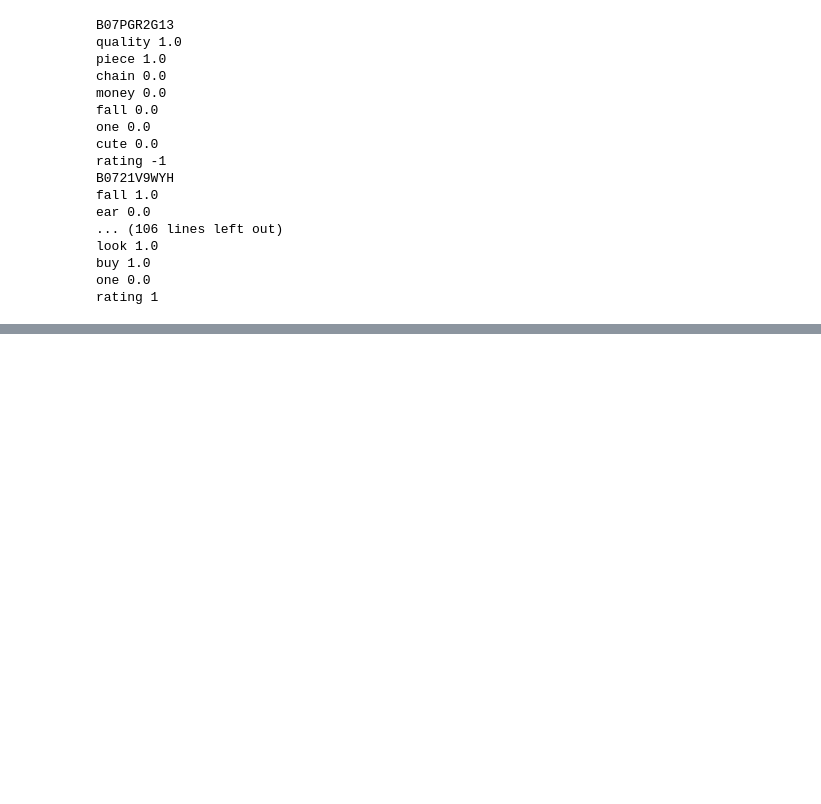
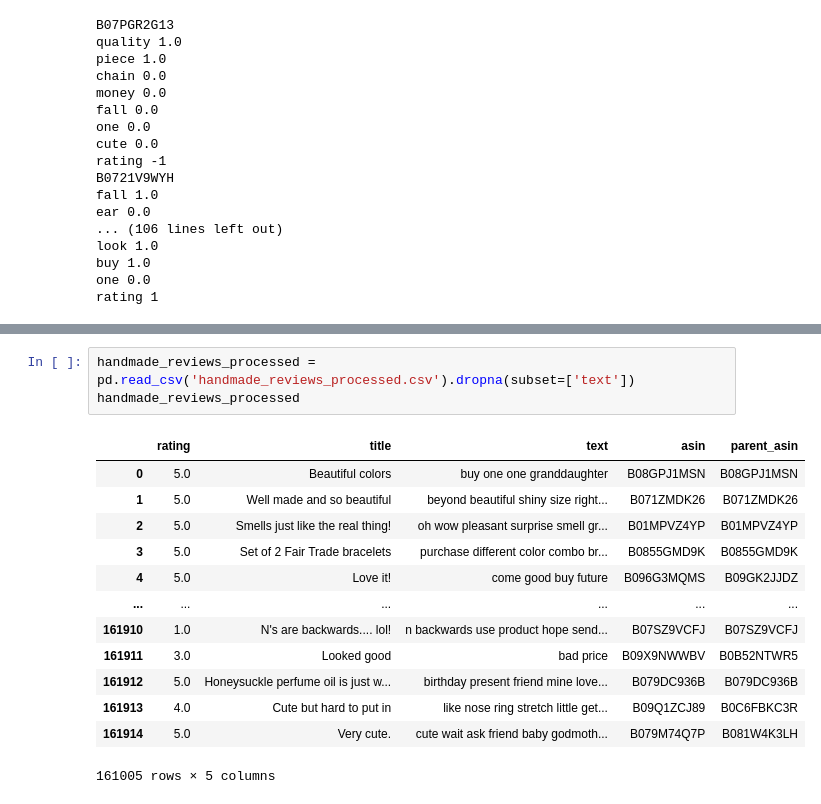
Before and after one commit to emilyguancamole/product-sentiment, a Jupyter notebook: evaluate.ipynb, the cells around one changed output, grey strips where cells are left out. Cells and saved outputs as stored; diff of their text form; blank space fills up the shorter version.

```diff
--- a/evaluate.ipynb
+++ b/evaluate.ipynb
@@ -605,0 +794,17 @@ rating 1
+# %%
+handmade_reviews_processed = pd.read_csv('handmade_reviews_processed.csv').dropna(subset=['text'])
+handmade_reviews_processed
+# %% [output]
+|  | rating | title | text | asin | parent_asin |
+| 0 | 5.0 | Beautiful colors | buy one one granddaughter | B08GPJ1MSN | B08GPJ1MSN |
+| 1 | 5.0 | Well made and so beautiful | beyond beautiful shiny size right... | B071ZMDK26 | B071ZMDK26 |
+| 2 | 5.0 | Smells just like the real thing! | oh wow pleasant surprise smell gr... | B01MPVZ4YP | B01MPVZ4YP |
+| 3 | 5.0 | Set of 2 Fair Trade bracelets | purchase different color combo br... | B0855GMD9K | B0855GMD9K |
+| 4 | 5.0 | Love it! | come good buy future | B096G3MQMS | B09GK2JJDZ |
+| ... | ... | ... | ... | ... | ... |
+| 161910 | 1.0 | N's are backwards.... lol! | n backwards use product hope send... | B07SZ9VCFJ | B07SZ9VCFJ |
+| 161911 | 3.0 | Looked good | bad price | B09X9NWWBV | B0B52NTWR5 |
+| 161912 | 5.0 | Honeysuckle perfume oil is just w... | birthday present friend mine love... | B079DC936B | B079DC936B |
+| 161913 | 4.0 | Cute but hard to put in | like nose ring stretch little get... | B09Q1ZCJ89 | B0C6FBKC3R |
+| 161914 | 5.0 | Very cute. | cute wait ask friend baby godmoth... | B079M74Q7P | B081W4K3LH |
+161005 rows × 5 columns
```
Also changed, not shown: parts of 14 cells of this notebook, 1 other file.
